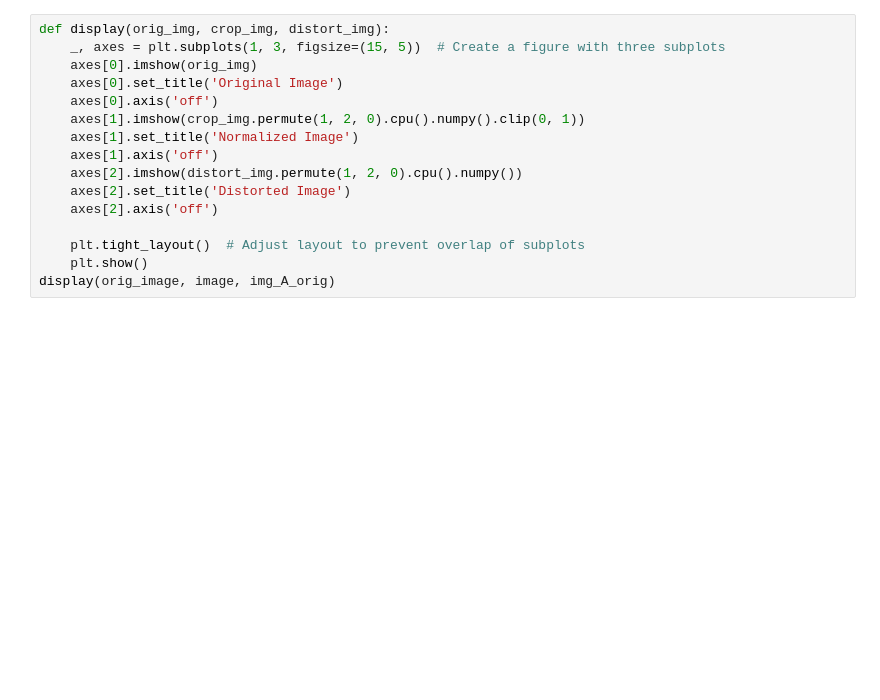
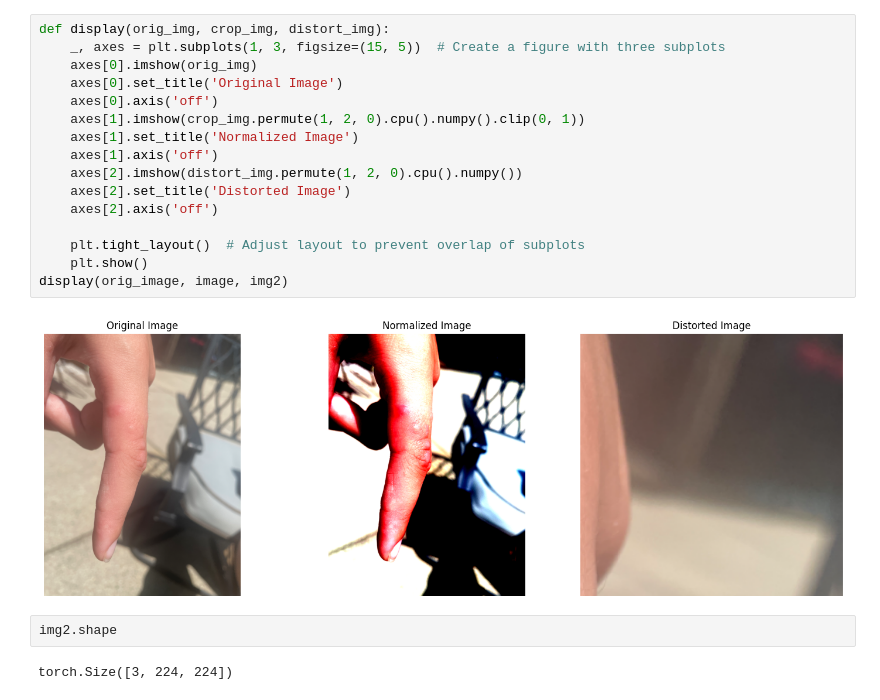
Before and after one commit to Schoggi-Mimi/bachelor-thesis, a Jupyter notebook: playground/create_distortions.ipynb, the cells around one changed output. Cells and saved outputs as stored; diff of their text form; blank space fills up the shorter version.

```diff
--- a/playground/create_distortions.ipynb
+++ b/playground/create_distortions.ipynb
@@ -83,16 +72,22 @@ torch.Size([3, 1080, 810])
 # %%
 def display(orig_img, crop_img, distort_img):
     _, axes = plt.subplots(1, 3, figsize=(15, 5))  # Create a figure with three subplots
     axes[0].imshow(orig_img)
     axes[0].set_title('Original Image')
     axes[0].axis('off')
     axes[1].imshow(crop_img.permute(1, 2, 0).cpu().numpy().clip(0, 1))
     axes[1].set_title('Normalized Image')
     axes[1].axis('off')
     axes[2].imshow(distort_img.permute(1, 2, 0).cpu().numpy())
     axes[2].set_title('Distorted Image')
     axes[2].axis('off')
 
     plt.tight_layout()  # Adjust layout to prevent overlap of subplots
     plt.show()
-display(orig_image, image, img_A_orig)
+display(orig_image, image, img2)
+# %% [output]
+[figure, added]
+# %%
+img2.shape
+# %% [output]
+torch.Size([3, 224, 224])
```
Also changed, not shown: parts of 5 cells of this notebook, 2 other files.
